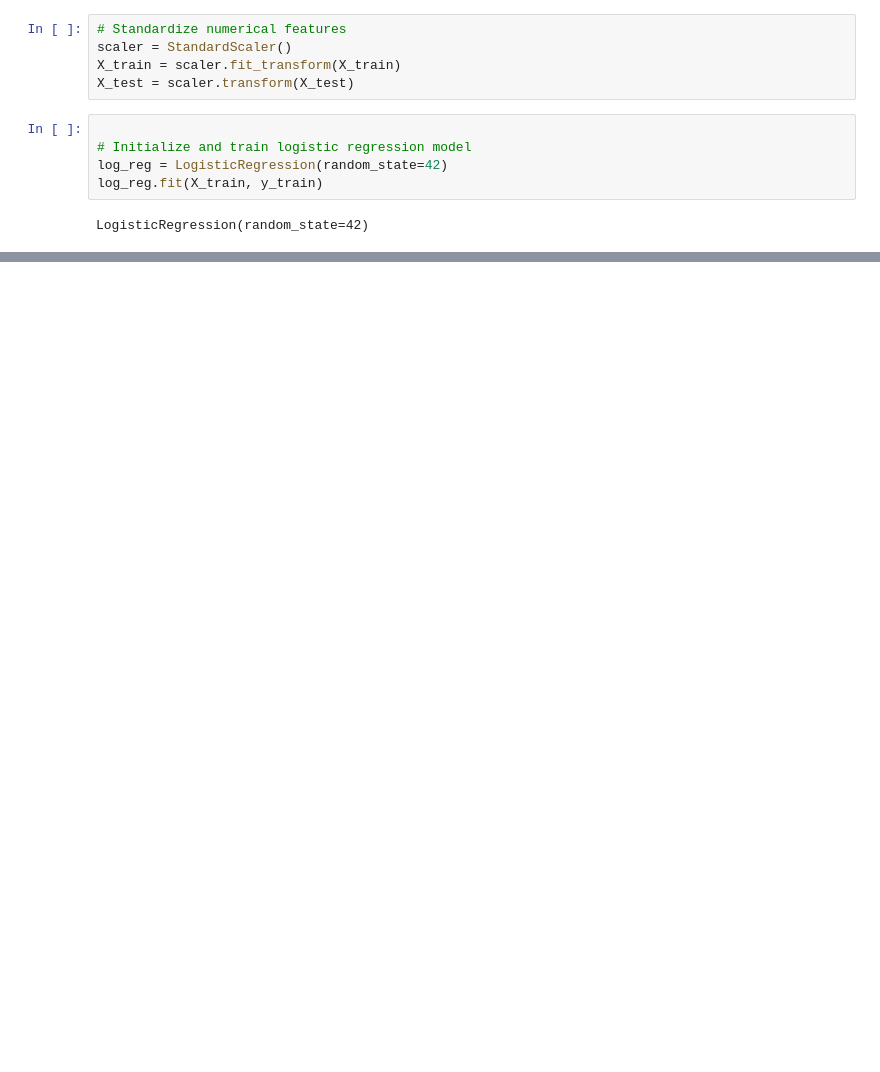
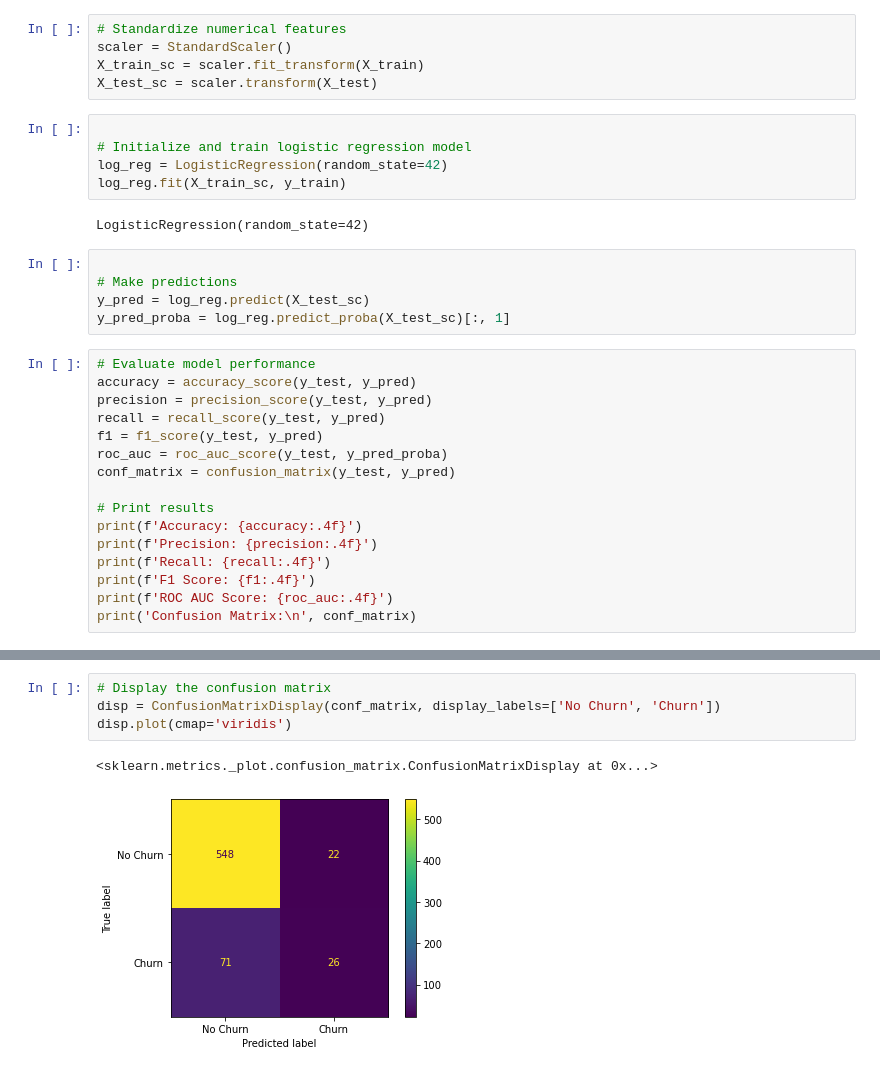
Before and after one commit to ianbett-hub/Phase-3-Project, a Jupyter notebook: dsc-phase-3-project.ipynb, the cells around one changed output, grey strips where cells are left out. Drawn from its saved outputs; the diff is of its cells as text; blank space fills up the shorter version.

Commit message:
Generating Baseline-model

```diff
--- a/dsc-phase-3-project.ipynb
+++ b/dsc-phase-3-project.ipynb
@@ -249,12 +251,33 @@ X_train, X_test, y_train, y_test = train_test_split(X, y, test_size=0.2, random_
 # %%
 # Standardize numerical features
 scaler = StandardScaler()
-X_train = scaler.fit_transform(X_train)
-X_test = scaler.transform(X_test)
+X_train_sc = scaler.fit_transform(X_train)
+X_test_sc = scaler.transform(X_test)
 # %%
 
 # Initialize and train logistic regression model
 log_reg = LogisticRegression(random_state=42)
-log_reg.fit(X_train, y_train)
+log_reg.fit(X_train_sc, y_train)
 # %% [output]
 LogisticRegression(random_state=42)
+# %%
+
+# Make predictions
+y_pred = log_reg.predict(X_test_sc)
+y_pred_proba = log_reg.predict_proba(X_test_sc)[:, 1]
+# %%
+# Evaluate model performance
+accuracy = accuracy_score(y_test, y_pred)
+precision = precision_score(y_test, y_pred)
+recall = recall_score(y_test, y_pred)
+f1 = f1_score(y_test, y_pred)
+roc_auc = roc_auc_score(y_test, y_pred_proba)
+conf_matrix = confusion_matrix(y_test, y_pred)
+
+# Print results
+print(f'Accuracy: {accuracy:.4f}')
+print(f'Precision: {precision:.4f}')
+print(f'Recall: {recall:.4f}')
+print(f'F1 Score: {f1:.4f}')
+print(f'ROC AUC Score: {roc_auc:.4f}')
+print('Confusion Matrix:\n', conf_matrix)
@@ -260,0 +349,7 @@ LogisticRegression(random_state=42)
+# %%
+# Display the confusion matrix
+disp = ConfusionMatrixDisplay(conf_matrix, display_labels=['No Churn', 'Churn'])
+disp.plot(cmap='viridis')
+# %% [output]
+<sklearn.metrics._plot.confusion_matrix.ConfusionMatrixDisplay at 0x...>
+[figure, added]
```
Also changed, not shown: parts of 6 cells of this notebook.
